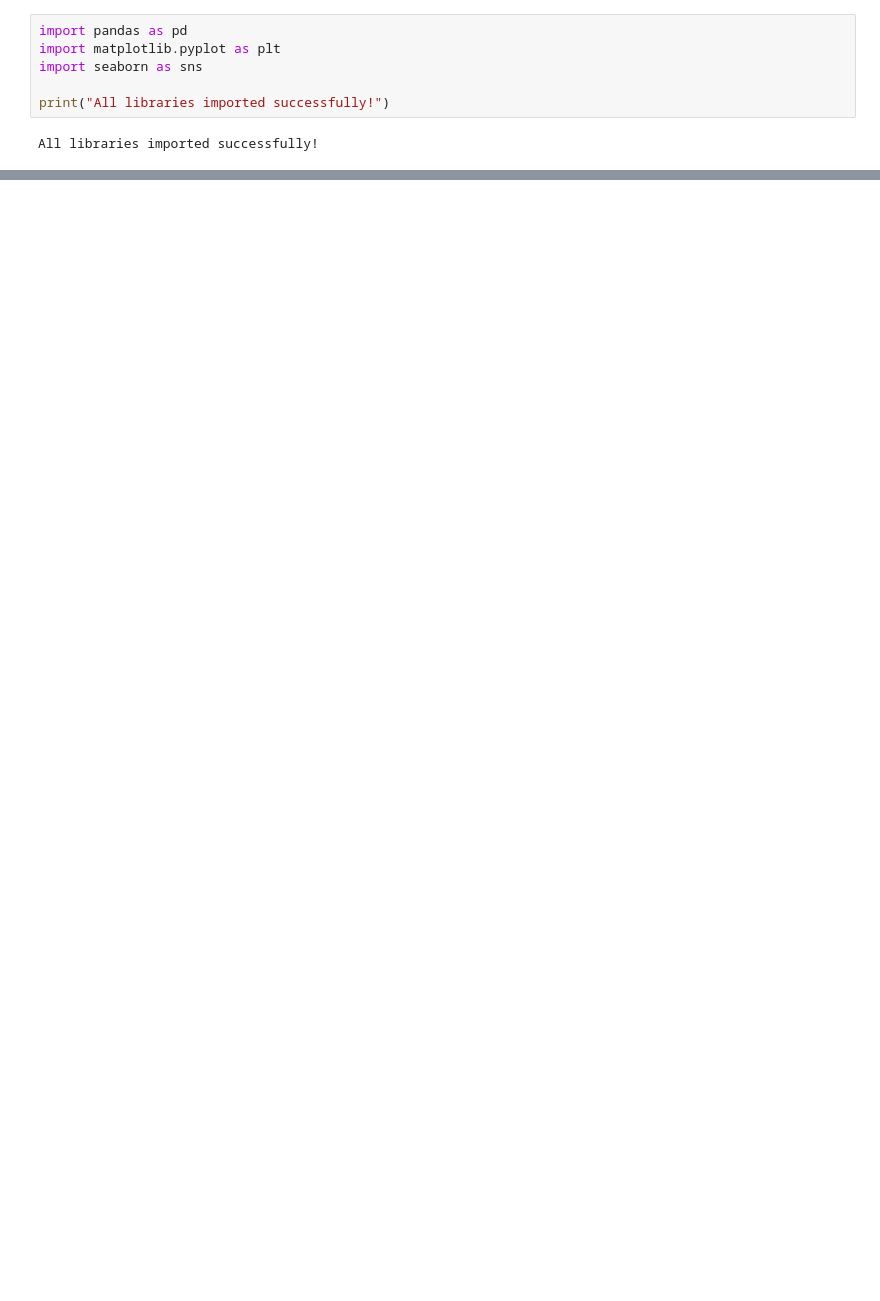
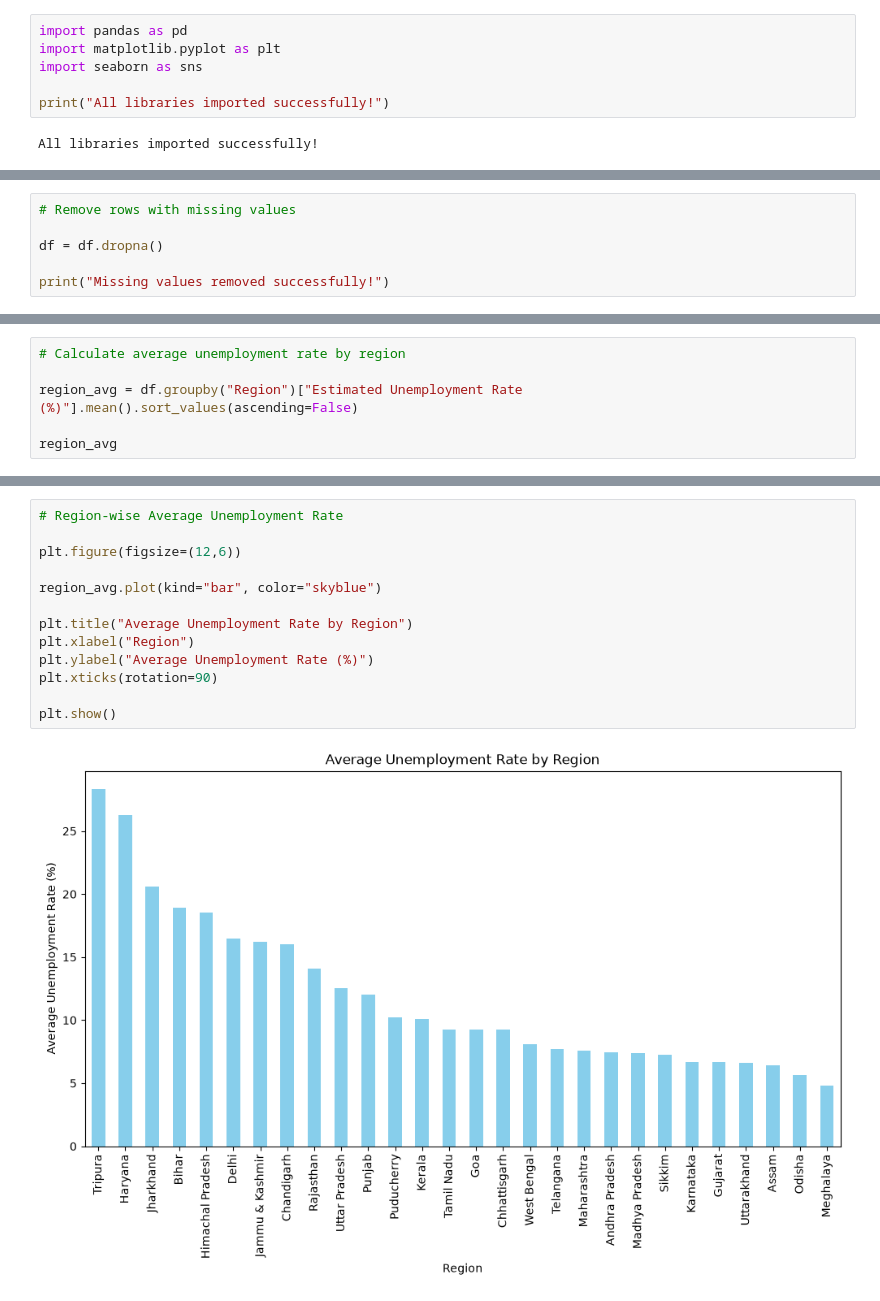
Before and after one commit to ombhadade07-dotcom/Unemployment-Analysis, a Jupyter notebook: unemployment_analysis.ipynb, the cells around one changed output, grey strips where cells are left out. Saved outputs shown, nothing was run; the diff lists cells and outputs as text; blank space fills up the shorter version.

Commit message:
Improve unemployment analysis notebook

```diff
--- a/unemployment_analysis.ipynb
+++ b/unemployment_analysis.ipynb
@@ -429,0 +102,6 @@ Overall, the analysis highlights the significant impact of COVID-19 on employmen
+# %%
+# Remove rows with missing values
+
+df = df.dropna()
+
+print("Missing values removed successfully!")
@@ -429,0 +162,6 @@ Overall, the analysis highlights the significant impact of COVID-19 on employmen
+# %%
+# Calculate average unemployment rate by region
+
+region_avg = df.groupby("Region")["Estimated Unemployment Rate (%)"].mean().sort_values(ascending=False)
+
+region_avg
@@ -429,0 +186,15 @@ Overall, the analysis highlights the significant impact of COVID-19 on employmen
+# %%
+# Region-wise Average Unemployment Rate
+
+plt.figure(figsize=(12,6))
+
+region_avg.plot(kind="bar", color="skyblue")
+
+plt.title("Average Unemployment Rate by Region")
+plt.xlabel("Region")
+plt.ylabel("Average Unemployment Rate (%)")
+plt.xticks(rotation=90)
+
+plt.show()
+# %% [output]
+[figure, added]
```
Also changed, not shown: parts of 66 cells of this notebook.
